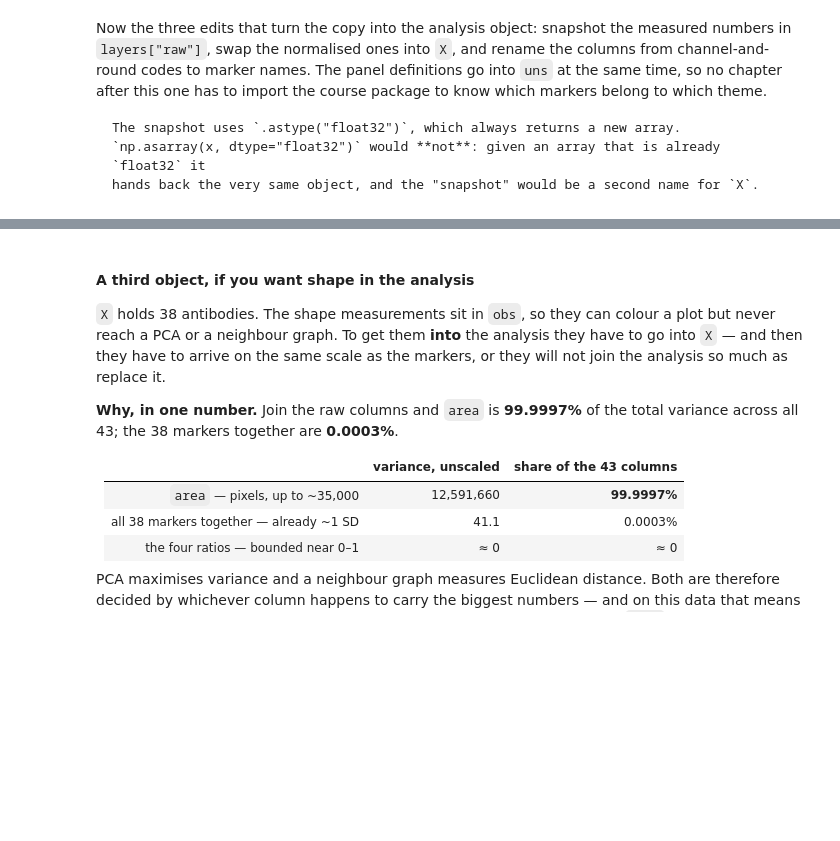
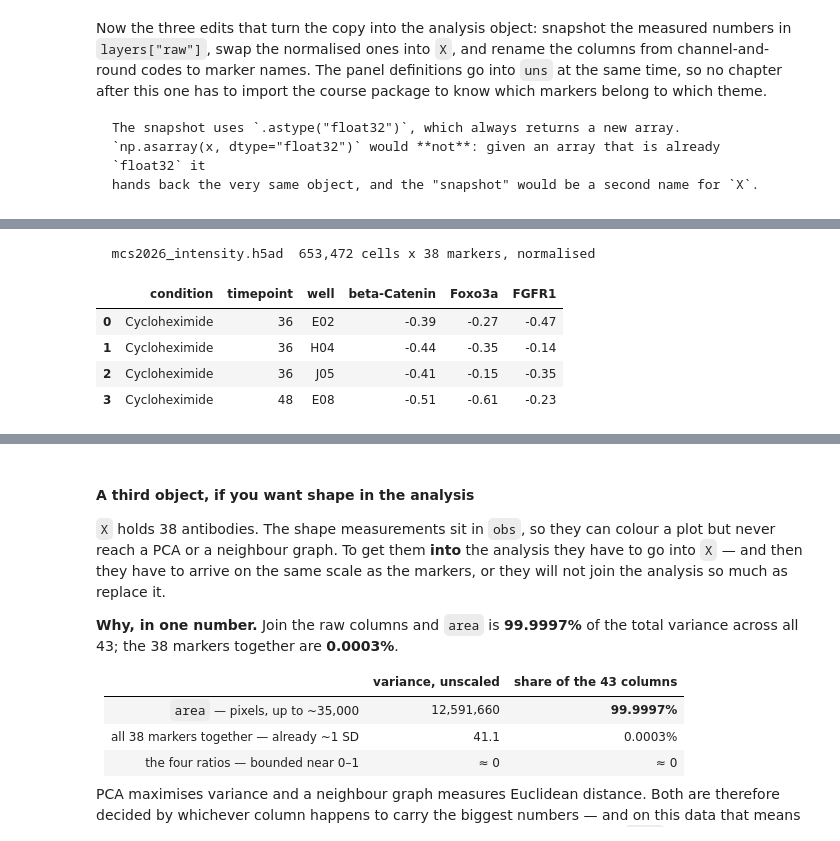
Before and after one commit to LiberaliLab/Multicellular-Systems-2026, a Jupyter notebook: book/part3_analysis/1_preparation/03_normalisation.ipynb, the cells around one changed output, grey strips where cells are left out. Cells and saved outputs as stored; diff of their text form; code cells hidden in the pictures; blank space fills up the shorter version.

```diff
--- a/book/part3_analysis/1_preparation/03_normalisation.ipynb
+++ b/book/part3_analysis/1_preparation/03_normalisation.ipynb
@@ -577,14 +588,10 @@ intensity_adata
 # %%
 intensity_adata.write_h5ad(H5AD_SLIM.with_name("mcs2026_intensity.h5ad"), compression="gzip")
 print(f"  mcs2026_intensity.h5ad  {intensity_adata.n_obs:,} cells x {intensity_adata.n_vars} markers, normalised")
-
-# Every statistical test in Part 4 works on well means rather than cells, because the well is
-# what was independently treated. That table is not a fourth file -- it is one groupby on the
-# object you just wrote, and this is the line the later chapters use, where the course package
-# is no longer imported:
-wells = (intensity_adata.to_df()
-         .groupby([intensity_adata.obs.condition.astype(str),
-                   intensity_adata.obs.timepoint_h.astype(int),
-                   intensity_adata.obs.well.astype(str)], observed=True).mean()
-         .rename_axis(["condition", "timepoint", "well"]).reset_index())
-wells.iloc[:4, :6].round(2)
+# %% [output]
+  mcs2026_intensity.h5ad  653,472 cells x 38 markers, normalised
+|  | condition | timepoint | well | beta-Catenin | Foxo3a | FGFR1 |
+| 0 | Cycloheximide | 36 | E02 | -0.39 | -0.27 | -0.47 |
+| 1 | Cycloheximide | 36 | H04 | -0.44 | -0.35 | -0.14 |
+| 2 | Cycloheximide | 36 | J05 | -0.41 | -0.15 | -0.35 |
+| 3 | Cycloheximide | 48 | E08 | -0.51 | -0.61 | -0.23 |
```
Also changed, not shown: parts of 17 cells of this notebook, 1 other file.
